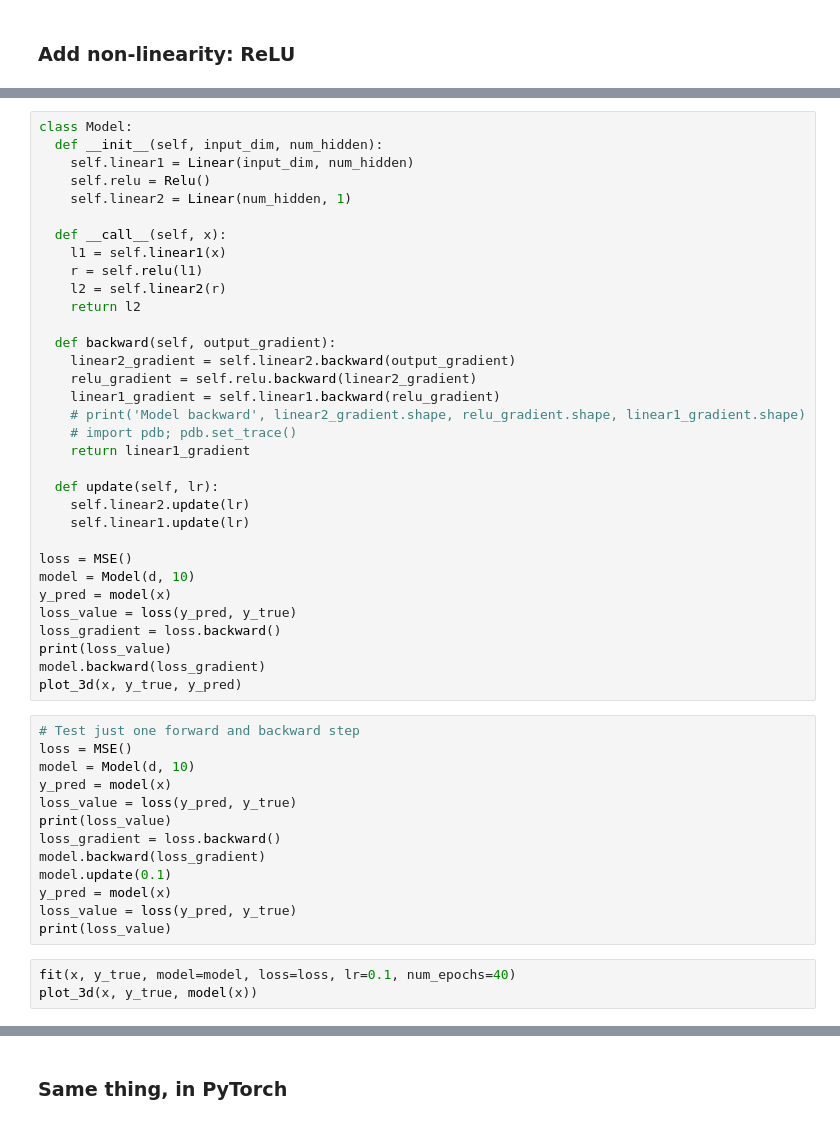
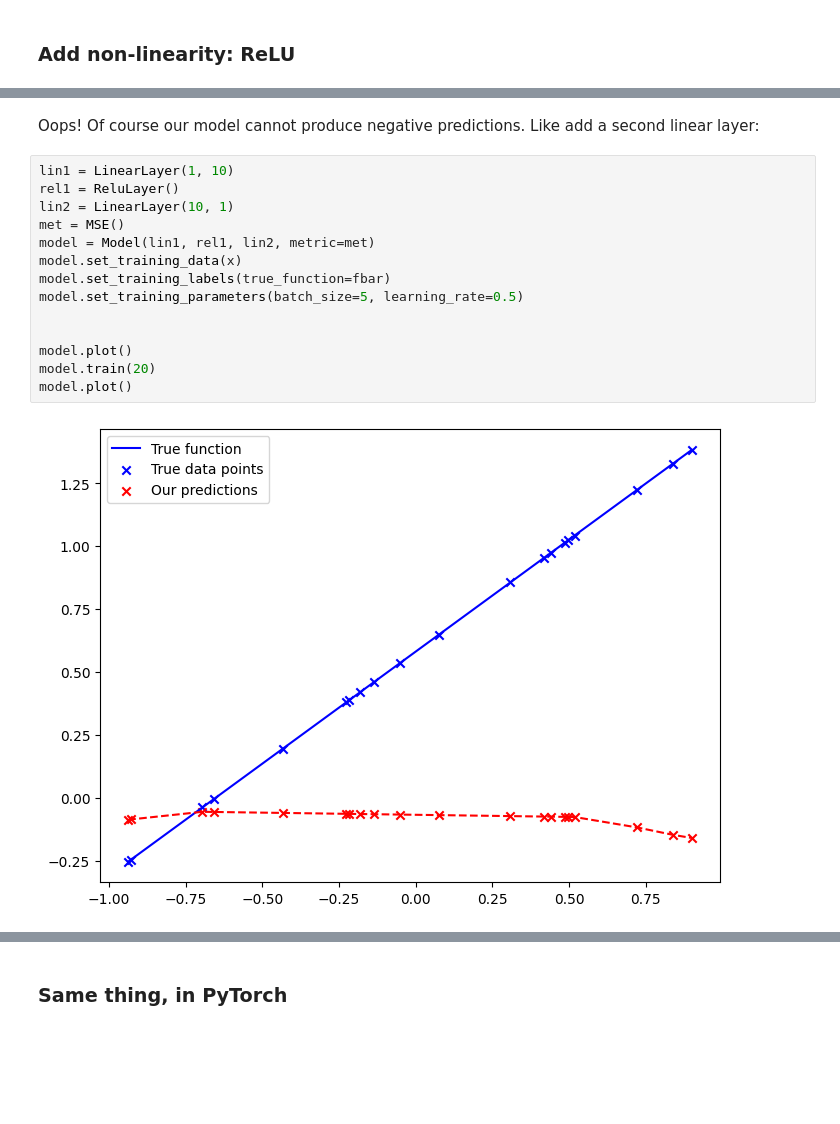
Before and after one commit to seub/NN, a Jupyter notebook: 3.basic-MLP.ipynb, the cells around one changed output, grey strips where cells are left out. Saved outputs shown, nothing was run; the diff lists cells and outputs as text; blank space fills up the shorter version.

```diff
--- a/3.basic-MLP.ipynb
+++ b/3.basic-MLP.ipynb
@@ -577,49 +598,18 @@ model.plot()
-# %%
-class Model:
-  def __init__(self, input_dim, num_hidden):
-    self.linear1 = Linear(input_dim, num_hidden)
-    self.relu = Relu()
-    self.linear2 = Linear(num_hidden, 1)
-
-  def __call__(self, x):
-    l1 = self.linear1(x)
-    r = self.relu(l1)
-    l2 = self.linear2(r)
-    return l2
-
-  def backward(self, output_gradient):
-    linear2_gradient = self.linear2.backward(output_gradient)
-    relu_gradient = self.relu.backward(linear2_gradient)
-    linear1_gradient = self.linear1.backward(relu_gradient)
-    # print('Model backward', linear2_gradient.shape, relu_gradient.shape, linear1_gradient.shape)
-    # import pdb; pdb.set_trace()
-    return linear1_gradient
-
-  def update(self, lr):
-    self.linear2.update(lr)
-    self.linear1.update(lr)
-
-loss = MSE()
-model = Model(d, 10)
-y_pred = model(x)
-loss_value = loss(y_pred, y_true)
-loss_gradient = loss.backward()
-print(loss_value)
-model.backward(loss_gradient)
-plot_3d(x, y_true, y_pred)
-# %%
-# Test just one forward and backward step
-loss = MSE()
-model = Model(d, 10)
-y_pred = model(x)
-loss_value = loss(y_pred, y_true)
-print(loss_value)
-loss_gradient = loss.backward()
-model.backward(loss_gradient)
-model.update(0.1)
-y_pred = model(x)
-loss_value = loss(y_pred, y_true)
-print(loss_value)
-# %%
-fit(x, y_true, model=model, loss=loss, lr=0.1, num_epochs=40)
-plot_3d(x, y_true, model(x))
+# %% [markdown]
+Oops! Of course our model cannot produce negative predictions. Like add a second linear layer:
+# %%
+lin1 = LinearLayer(1, 10)
+rel1 = ReluLayer()
+lin2 = LinearLayer(10, 1)
+met = MSE()
+model = Model(lin1, rel1, lin2, metric=met)
+model.set_training_data(x)
+model.set_training_labels(true_function=fbar)
+model.set_training_parameters(batch_size=5, learning_rate=0.5)
+
+
+model.plot()
+model.train(20)
+model.plot()
+# %% [output]
+[figure, added]
```
Also changed, not shown: parts of 16 cells of this notebook.
